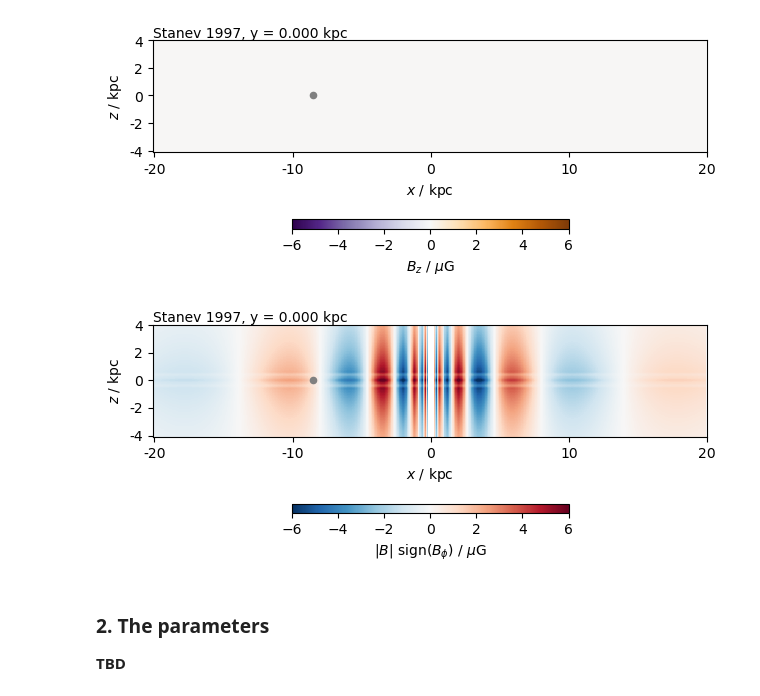
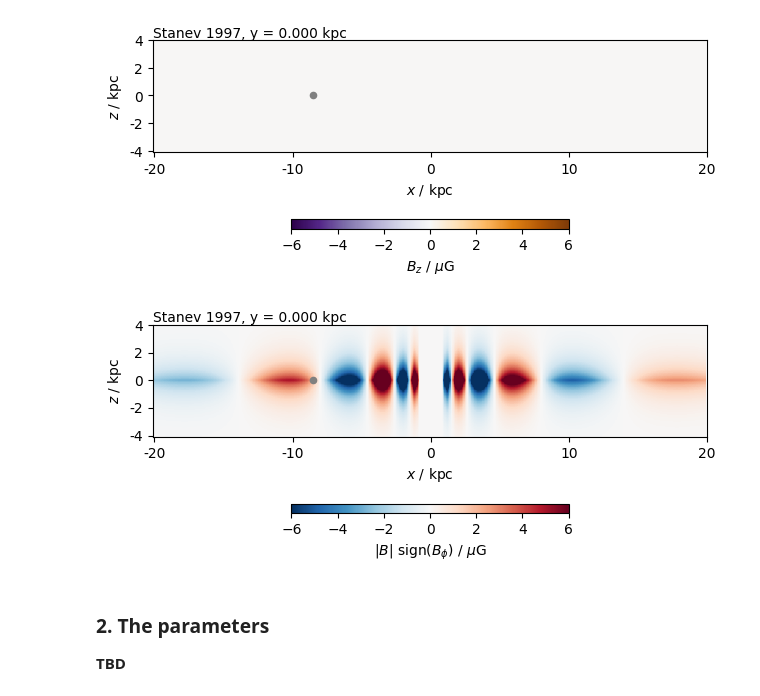
Before and after one commit to rafaelab/imagine-models, a Jupyter notebook: demos/python/model_examples/stanev_demo.ipynb, the cells around one changed output. Saved outputs shown, nothing was run; the diff lists cells and outputs as text; code cells hidden in the pictures.

```diff
--- a/demos/python/model_examples/stanev_demo.ipynb
+++ b/demos/python/model_examples/stanev_demo.ipynb
@@ -48,9 +48,9 @@ plot_slice(model_on_grid, 2, 1, shape, refpoint, increment, vmin, vmax, field_na
 # %% [output]
 [figure]
 # %%
-plot_slice(model_on_grid, 3, 1, shape, refpoint, increment, vmin, vmax, field_name='Stanev 1997')
+plot_slice(model_on_grid, 1, shape, refpoint, increment, vmin, vmax, field_name='Stanev 1997', amplitude=True)
 # %% [output]
-[figure, old version]
+[figure, new version]
 # %% [markdown]
 ### 2. The parameters
 
```
Also changed, not shown: parts of 7 cells of this notebook, 12 other files.
